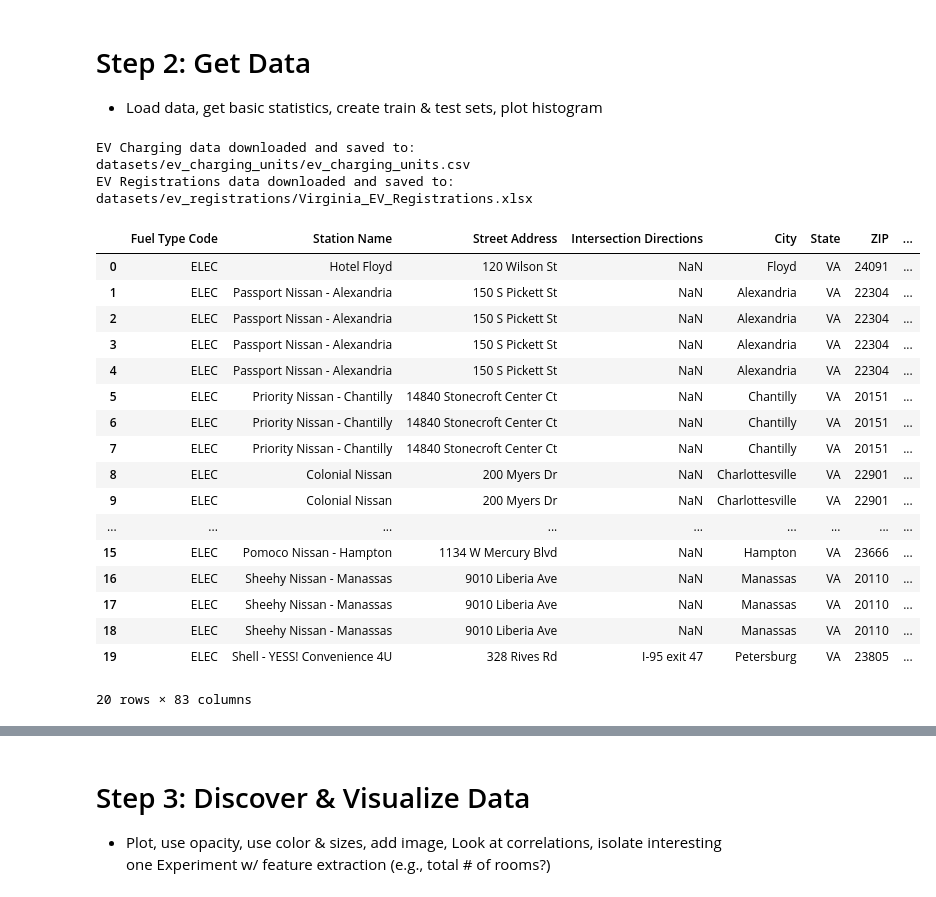
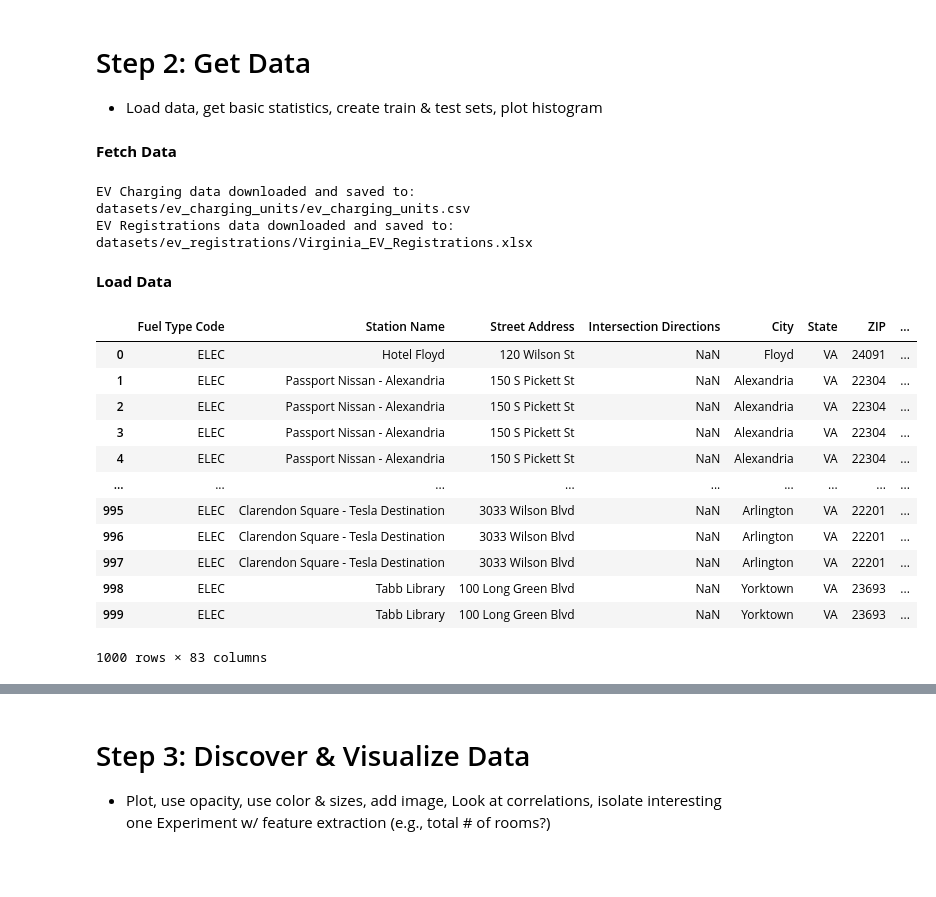
Before and after one commit to manoloc0/cs4774-final-project, a Jupyter notebook: CS4774_Final_Project.ipynb, the cells around one changed output, grey strips where cells are left out. Saved outputs shown, nothing was run; the diff lists cells and outputs as text; code cells hidden in the pictures; blank space fills up the shorter version.

```diff
--- a/CS4774_Final_Project.ipynb
+++ b/CS4774_Final_Project.ipynb
@@ -31,4 +32,6 @@ import matplotlib.pyplot as plt
 # %% [markdown]
 # Step 2: Get Data
 *   Load data, get basic statistics, create train & test sets, plot histogram
+# %% [markdown]
+**Fetch Data**
 # %%
@@ -63,35 +67,44 @@ fetch_data()
 # %% [output]
 EV Charging data downloaded and saved to: datasets/ev_charging_units/ev_charging_units.csv
 EV Registrations data downloaded and saved to: datasets/ev_registrations/Virginia_EV_Registrations.xlsx
+# %% [markdown]
+**Load Data**
 # %%
 EV_CHARGING_PATH = os.path.join("datasets", "ev_charging_units")
+EV_REGISTRATIONS_PATH = os.path.join("datasets", "ev_registrations")
 
 def load_ev_charging_data(ev_charging_path=EV_CHARGING_PATH):
     """Load EV Charging Stations Data into Workspace from a CSV file."""
     csv_path = os.path.join(ev_charging_path, "ev_charging_units.csv")
     return pd.read_csv(csv_path)
 
-# Load the EV charging station data
+def load_fips_data():
+    with open('/content/fips_coordinate_data.json') as f:
+    fips_data = json.load(f)
+
+def load_ev_registrations_data(ev_registrations_path=EV_REGISTRATIONS_PATH):
+    """Load EV Registrations Data into Workspace from an Excel file starting at cell B3."""
+    xlsx_path = os.path.join(ev_registrations_path, "Virginia_EV_Registrations.xlsx")
+    return pd.read_excel(xlsx_path, skiprows=2, nrows = 133, usecols="B:R")  # Adjust "B:Z" as needed to match your column range
+
+# Load the EV charging station, fips, and EV registration data
 ev_charging = load_ev_charging_data()
+fips_data = load_fips_data()
+ev_registrations = load_ev_registrations_data()
 
-# Display the first 20 rows of the data
-ev_charging.head(20)
+# Cull all data from registrations except for FIPS and 2022
+ev_registrations_2022 = ev_registrations[["FIPS",2022]] # from reg
 # %% [output]
 |  | Fuel Type Code | Station Name | Street Address | Intersection Directions | City | State | ZIP | ... |
 | 0 | ELEC | Hotel Floyd | 120 Wilson St | NaN | Floyd | VA | 24091 | ... |
 | 1 | ELEC | Passport Nissan - Alexandria | 150 S Pickett St | NaN | Alexandria | VA | 22304 | ... |
 | 2 | ELEC | Passport Nissan - Alexandria | 150 S Pickett St | NaN | Alexandria | VA | 22304 | ... |
 | 3 | ELEC | Passport Nissan - Alexandria | 150 S Pickett St | NaN | Alexandria | VA | 22304 | ... |
 | 4 | ELEC | Passport Nissan - Alexandria | 150 S Pickett St | NaN | Alexandria | VA | 22304 | ... |
-| 5 | ELEC | Priority Nissan - Chantilly | 14840 Stonecroft Center Ct | NaN | Chantilly | VA | 20151 | ... |
-| 6 | ELEC | Priority Nissan - Chantilly | 14840 Stonecroft Center Ct | NaN | Chantilly | VA | 20151 | ... |
-| 7 | ELEC | Priority Nissan - Chantilly | 14840 Stonecroft Center Ct | NaN | Chantilly | VA | 20151 | ... |
-| 8 | ELEC | Colonial Nissan | 200 Myers Dr | NaN | Charlottesville | VA | 22901 | ... |
-| 9 | ELEC | Colonial Nissan | 200 Myers Dr | NaN | Charlottesville | VA | 22901 | ... |
 | ... | ... | ... | ... | ... | ... | ... | ... | ... |
-| 15 | ELEC | Pomoco Nissan - Hampton | 1134 W Mercury Blvd | NaN | Hampton | VA | 23666 | ... |
-| 16 | ELEC | Sheehy Nissan - Manassas | 9010 Liberia Ave | NaN | Manassas | VA | 20110 | ... |
-| 17 | ELEC | Sheehy Nissan - Manassas | 9010 Liberia Ave | NaN | Manassas | VA | 20110 | ... |
-| 18 | ELEC | Sheehy Nissan - Manassas | 9010 Liberia Ave | NaN | Manassas | VA | 20110 | ... |
-| 19 | ELEC | Shell - YESS! Convenience 4U | 328 Rives Rd | I-95 exit 47 | Petersburg | VA | 23805 | ... |
+| 995 | ELEC | Clarendon Square - Tesla Destination | 3033 Wilson Blvd | NaN | Arlington | VA | 22201 | ... |
+| 996 | ELEC | Clarendon Square - Tesla Destination | 3033 Wilson Blvd | NaN | Arlington | VA | 22201 | ... |
+| 997 | ELEC | Clarendon Square - Tesla Destination | 3033 Wilson Blvd | NaN | Arlington | VA | 22201 | ... |
+| 998 | ELEC | Tabb Library | 100 Long Green Blvd | NaN | Yorktown | VA | 23693 | ... |
+| 999 | ELEC | Tabb Library | 100 Long Green Blvd | NaN | Yorktown | VA | 23693 | ... |
-20 rows × 83 columns
+1000 rows × 83 columns
```
Also changed, not shown: parts of 21 cells of this notebook.
